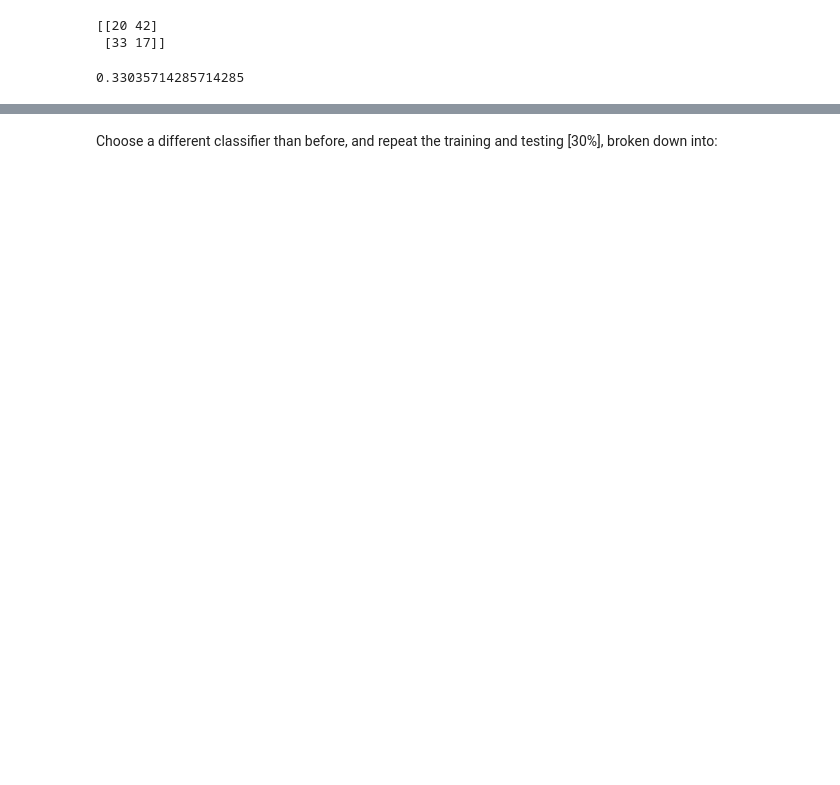
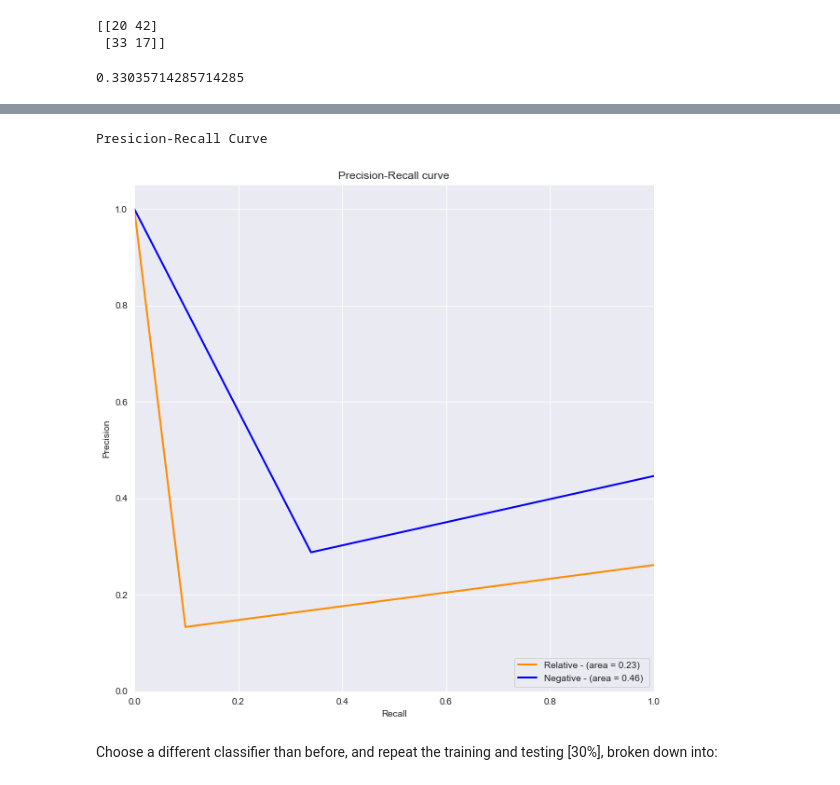
Before and after one commit to D4N18L/Facial_Expression_Code, a Jupyter notebook: Facial_Expression.ipynb, the cells around one changed output, grey strips where cells are left out. Saved outputs shown, nothing was run; the diff lists cells and outputs as text; code cells hidden in the pictures; blank space fills up the shorter version.

```diff
--- a/Facial_Expression.ipynb
+++ b/Facial_Expression.ipynb
@@ -747,3 +693,9 @@ print(PCA_NBA_acc)
+# %%
+print("Presicion-Recall Curve")
+precision_recall(new_relative_y_a_test,PCA_RBA,new_negative_y_a_test,PCA_NBA)
+# %% [output]
+Presicion-Recall Curve
+[figure, added]
 # %% [markdown]
 Choose a different classifier than before, and repeat the training and testing [30%],
 broken down into:
```
Also changed, not shown: parts of 123 cells of this notebook, 15 other files.
